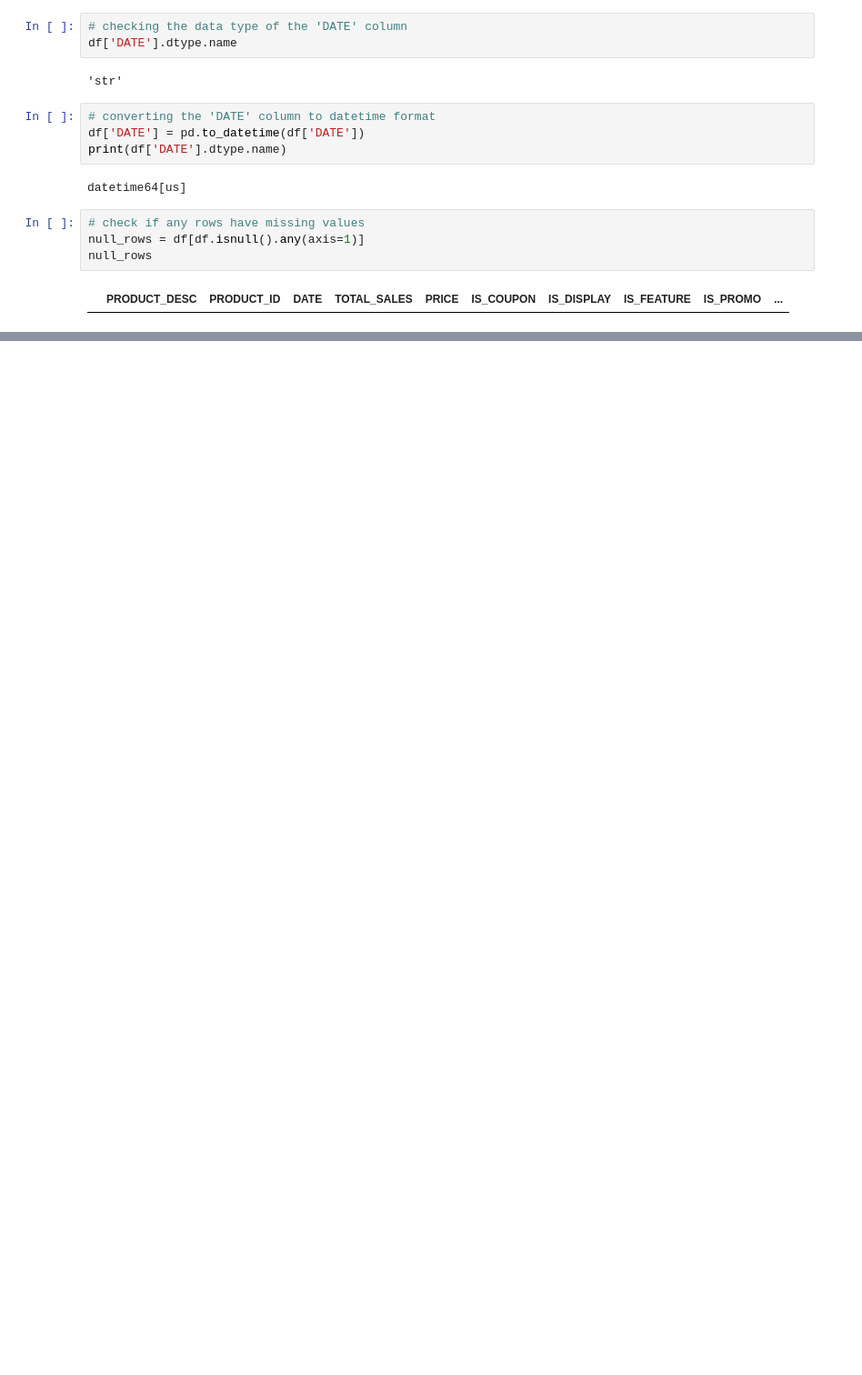
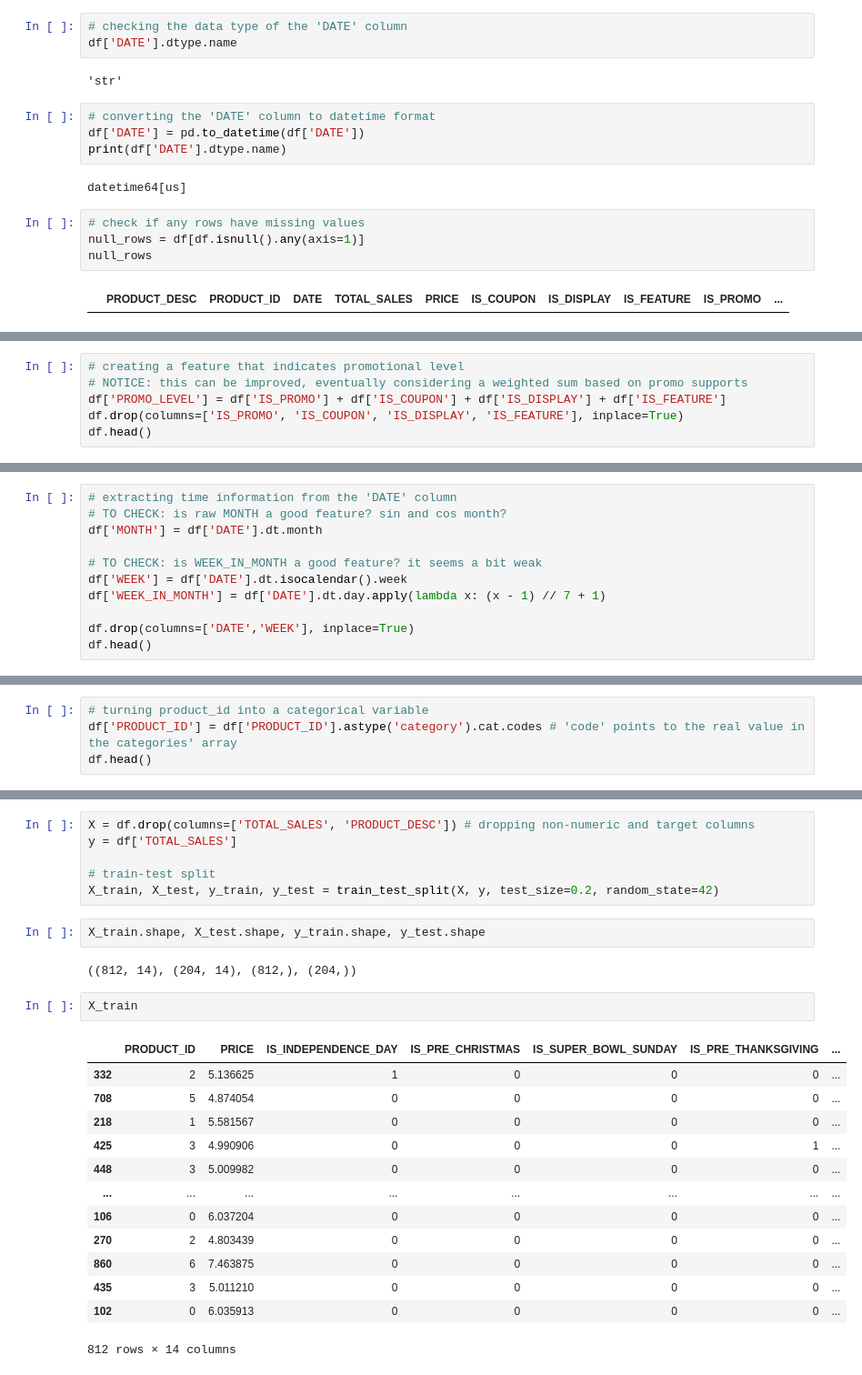
Before and after one commit to fedefraschio/xtel-hackathon, a Jupyter notebook: notebooks/00_exploration.ipynb, the cells around one changed output, grey strips where cells are left out. Shown at 91% size. Cells and saved outputs as stored; diff of their text form; blank space fills up the shorter version.

```diff
--- a/notebooks/00_exploration.ipynb
+++ b/notebooks/00_exploration.ipynb
@@ -42,0 +73,6 @@ null_rows
+# %%
+# creating a feature that indicates promotional level
+# NOTICE: this can be improved, eventually considering a weighted sum based on promo supports
+df['PROMO_LEVEL'] = df['IS_PROMO'] + df['IS_COUPON'] + df['IS_DISPLAY'] + df['IS_FEATURE']
+df.drop(columns=['IS_PROMO', 'IS_COUPON', 'IS_DISPLAY', 'IS_FEATURE'], inplace=True)
+df.head()
@@ -42,0 +86,11 @@ null_rows
+# %%
+# extracting time information from the 'DATE' column
+# TO CHECK: is raw MONTH a good feature? sin and cos month?
+df['MONTH'] = df['DATE'].dt.month
+
+# TO CHECK: is WEEK_IN_MONTH a good feature? it seems a bit weak
+df['WEEK'] = df['DATE'].dt.isocalendar().week
+df['WEEK_IN_MONTH'] = df['DATE'].dt.day.apply(lambda x: (x - 1) // 7 + 1)
+
+df.drop(columns=['DATE','WEEK'], inplace=True)
+df.head()
@@ -42,0 +113,4 @@ null_rows
+# %%
+# turning product_id into a categorical variable
+df['PRODUCT_ID'] = df['PRODUCT_ID'].astype('category').cat.codes # 'code' points to the real value in the categories' array
+df.head()
@@ -42,0 +127,26 @@ null_rows
+# %%
+X = df.drop(columns=['TOTAL_SALES', 'PRODUCT_DESC']) # dropping non-numeric and target columns
+y = df['TOTAL_SALES']
+
+# train-test split
+X_train, X_test, y_train, y_test = train_test_split(X, y, test_size=0.2, random_state=42)
+# %%
+X_train.shape, X_test.shape, y_train.shape, y_test.shape
+# %% [output]
+((812, 14), (204, 14), (812,), (204,))
+# %%
+X_train
+# %% [output]
+|  | PRODUCT_ID | PRICE | IS_INDEPENDENCE_DAY | IS_PRE_CHRISTMAS | IS_SUPER_BOWL_SUNDAY | IS_PRE_THANKSGIVING | ... |
+| 332 | 2 | 5.136625 | 1 | 0 | 0 | 0 | ... |
+| 708 | 5 | 4.874054 | 0 | 0 | 0 | 0 | ... |
+| 218 | 1 | 5.581567 | 0 | 0 | 0 | 0 | ... |
+| 425 | 3 | 4.990906 | 0 | 0 | 0 | 1 | ... |
+| 448 | 3 | 5.009982 | 0 | 0 | 0 | 0 | ... |
+| ... | ... | ... | ... | ... | ... | ... | ... |
+| 106 | 0 | 6.037204 | 0 | 0 | 0 | 0 | ... |
+| 270 | 2 | 4.803439 | 0 | 0 | 0 | 0 | ... |
+| 860 | 6 | 7.463875 | 0 | 0 | 0 | 0 | ... |
+| 435 | 3 | 5.011210 | 0 | 0 | 0 | 0 | ... |
+| 102 | 0 | 6.035913 | 0 | 0 | 0 | 0 | ... |
+812 rows × 14 columns
```
Also changed, not shown: parts of 15 cells of this notebook.
